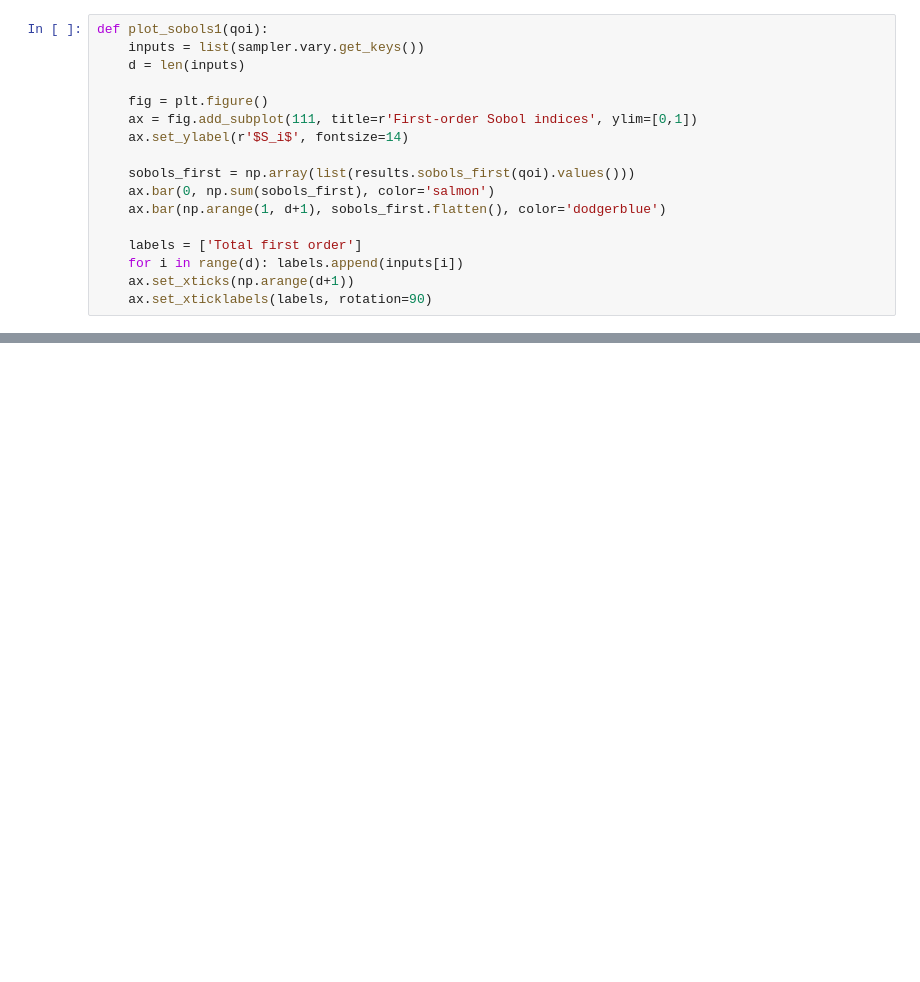
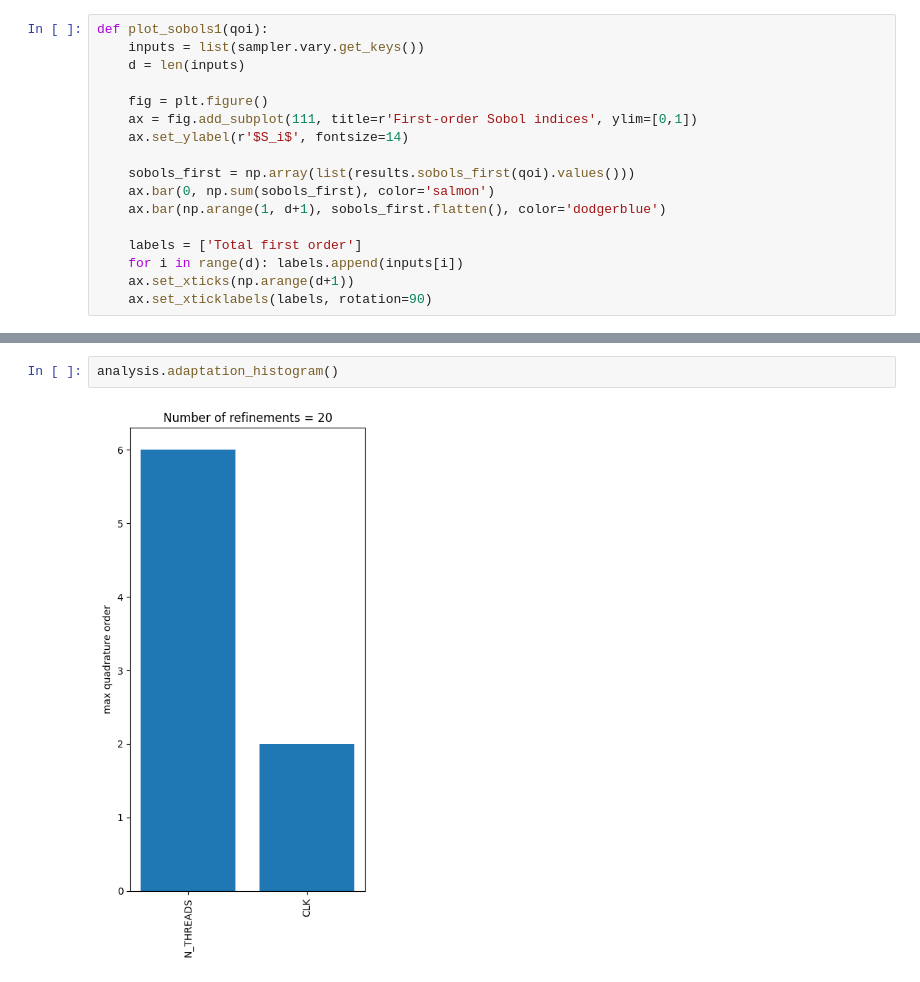
Before and after one commit to Jubarte27/energyuq, a Jupyter notebook: energy_analysis.ipynb, the cells around one changed output, grey strips where cells are left out. Drawn from its saved outputs; the diff is of its cells as text; blank space fills up the shorter version.

```diff
--- a/energy_analysis.ipynb
+++ b/energy_analysis.ipynb
@@ -158,0 +210,4 @@ for qoi in qoi_cols:
+# %%
+analysis.adaptation_histogram()
+# %% [output]
+[figure, added]
```
Also changed, not shown: parts of 21 cells of this notebook.
